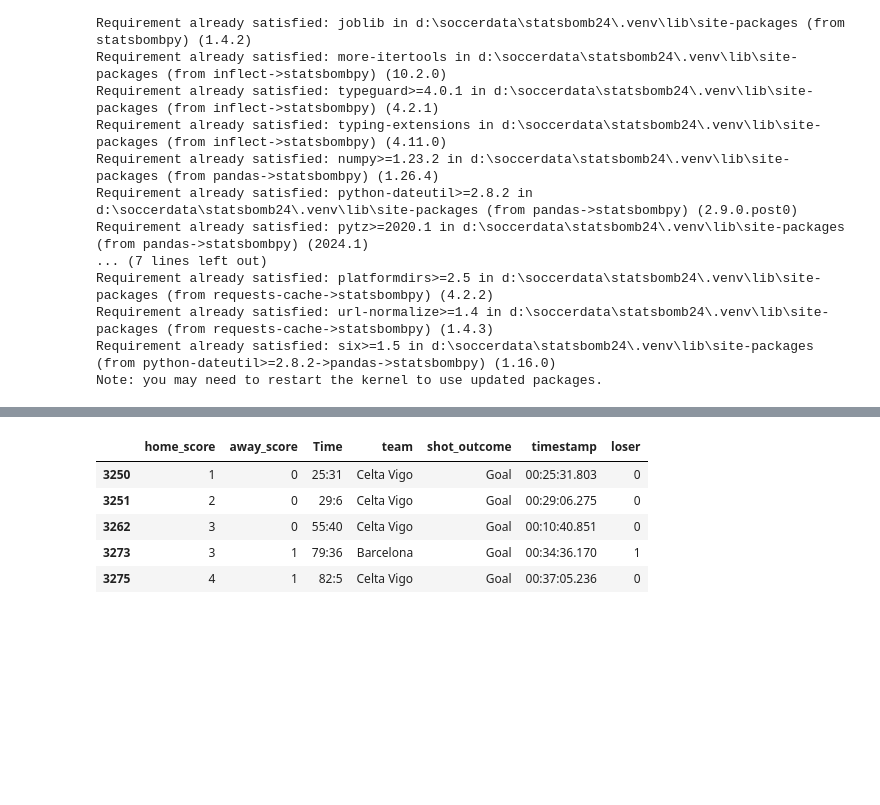
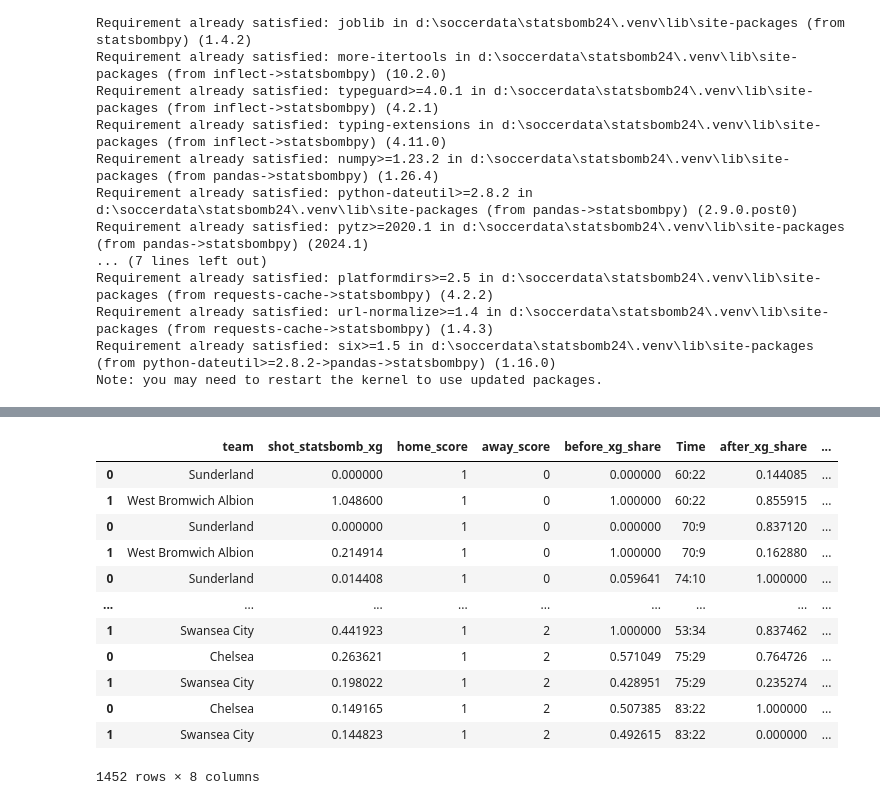
Before and after one commit to conormalone/StatsBomb24, a Jupyter notebook: Substitute_Working.ipynb, the cells around one changed output, grey strips where cells are left out. Cells and saved outputs as stored; diff of their text form; code cells hidden in the pictures; blank space fills up the shorter version.

```diff
--- a/Substitute_Working.ipynb
+++ b/Substitute_Working.ipynb
@@ -45,11 +84,3 @@ our_match_id = 266467
-# %%
-home = matches[matches.match_id==our_match_id].home_team.reset_index()
-home_team = home.home_team[0]
-# %%
-lineup = sb.lineups(match_id=our_match_id)
-# %%
-events = sb.events(match_id=our_match_id)
-events = events.sort_values(by=["minute"])
 # %%
 def extract_last_position(position_list):
     if len(position_list) > 0:
@@ -60,27 +150,46 @@ def extract_last_position(position_list):
 # %%
-home = home_team
-home_goal = 0
-away_goal = 0
-home_list = []
-away_list = []
-for index, row in events.iterrows():
-    if row.shot_outcome =="Goal":
-        if row.team ==home:
-            home_goal+=1
-        else:
-            away_goal+=1
-    home_list.append(home_goal)
-    away_list.append(away_goal)
-events["home_score"]=home_list
-events["away_score"]=away_list
-events["loser"] = np.where(((events.team==home_team) &(events.home_score<events.away_score))|((events.team!=home_team) &(events.home_score>events.away_score)),1,0)
-events["Time"] = events.minute.astype("str")+":"+events.second.astype("str")
+xg_share_df = pd.DataFrame()
+for index, row in results.iterrows():
+    events =  sb.events(match_id = row.match_id)
+    home = matches[matches.match_id==row.match_id].home_team.values[0]
+    home_goal = 0
+    away_goal = 0
+    home_list = []
+    away_list = []
+    for index, row2 in events.iterrows():
+        if row2.shot_outcome =="Goal":
+            if row2.team ==home:
+                home_goal+=1
+            else:
+                away_goal+=1
+        home_list.append(home_goal)
+        away_list.append(away_goal)
+    events["home_score"]=home_list
+    events["away_score"]=away_list
+    events["loser"] = np.where(((events.team==home) &(events.home_score<events.away_score))|((events.team!=home) &(events.home_score>events.away_score)),1,0)
+    events["Time"] = events.minute.astype("str")+":"+events.second.astype("str")
+    sub_time = row["minute"]
+    before = events[["home_score","away_score","team","shot_statsbomb_xg"]][(events.minute<sub_time) &(events.minute>=(sub_time-15))].groupby(["team"],as_index=False).agg({"shot_statsbomb_xg":"sum","home_score":"max","away_score":"max"})#/events[["shot_statsbomb_xg"]][(events.minute<sub_time) &(events.minute>=(sub_time-10))].sum()
+    before["xg_share"] = before["shot_statsbomb_xg"]/before["shot_statsbomb_xg"].sum()
+    after = events[["team","shot_statsbomb_xg"]][(events.minute>=sub_time) &(events.minute<=(sub_time+15))].groupby("team",as_index=False).sum()
+    after["xg_share"] = after["shot_statsbomb_xg"]/after["shot_statsbomb_xg"].sum()
+    result = before.rename(columns={"xg_share":"before_xg_share"})
+    result["Time"]= row.Time
+    result = result.merge(after[["team","xg_share"]], on = "team").rename(columns={"xg_share":"after_xg_share"})
+    result["xg_change"]=result["after_xg_share"]/result["before_xg_share"]
+    xg_share_df = pd.concat([xg_share_df,result], axis = 0)
+xg_share_df
+# %% [output]
+|  | team | shot_statsbomb_xg | home_score | away_score | before_xg_share | Time | after_xg_share | ... |
+| 0 | Sunderland | 0.000000 | 1 | 0 | 0.000000 | 60:22 | 0.144085 | ... |
+| 1 | West Bromwich Albion | 1.048600 | 1 | 0 | 1.000000 | 60:22 | 0.855915 | ... |
+| 0 | Sunderland | 0.000000 | 1 | 0 | 0.000000 | 70:9 | 0.837120 | ... |
+| 1 | West Bromwich Albion | 0.214914 | 1 | 0 | 1.000000 | 70:9 | 0.162880 | ... |
+| 0 | Sunderland | 0.014408 | 1 | 0 | 0.059641 | 74:10 | 1.000000 | ... |
+| ... | ... | ... | ... | ... | ... | ... | ... | ... |
+| 1 | Swansea City | 0.441923 | 1 | 2 | 1.000000 | 53:34 | 0.837462 | ... |
+| 0 | Chelsea | 0.263621 | 1 | 2 | 0.571049 | 75:29 | 0.764726 | ... |
+| 1 | Swansea City | 0.198022 | 1 | 2 | 0.428951 | 75:29 | 0.235274 | ... |
+| 0 | Chelsea | 0.149165 | 1 | 2 | 0.507385 | 83:22 | 1.000000 | ... |
+| 1 | Swansea City | 0.144823 | 1 | 2 | 0.492615 | 83:22 | 0.000000 | ... |
+1452 rows × 8 columns
-# %%
-events[["home_score","away_score","Time","team","shot_outcome","timestamp","loser"]][events.shot_outcome=="Goal"]
-# %% [output]
-|  | home_score | away_score | Time | team | shot_outcome | timestamp | loser |
-| 3250 | 1 | 0 | 25:31 | Celta Vigo | Goal | 00:25:31.803 | 0 |
-| 3251 | 2 | 0 | 29:6 | Celta Vigo | Goal | 00:29:06.275 | 0 |
-| 3262 | 3 | 0 | 55:40 | Celta Vigo | Goal | 00:10:40.851 | 0 |
-| 3273 | 3 | 1 | 79:36 | Barcelona | Goal | 00:34:36.170 | 1 |
-| 3275 | 4 | 1 | 82:5 | Celta Vigo | Goal | 00:37:05.236 | 0 |
```
Also changed, not shown: parts of 13 cells of this notebook.
